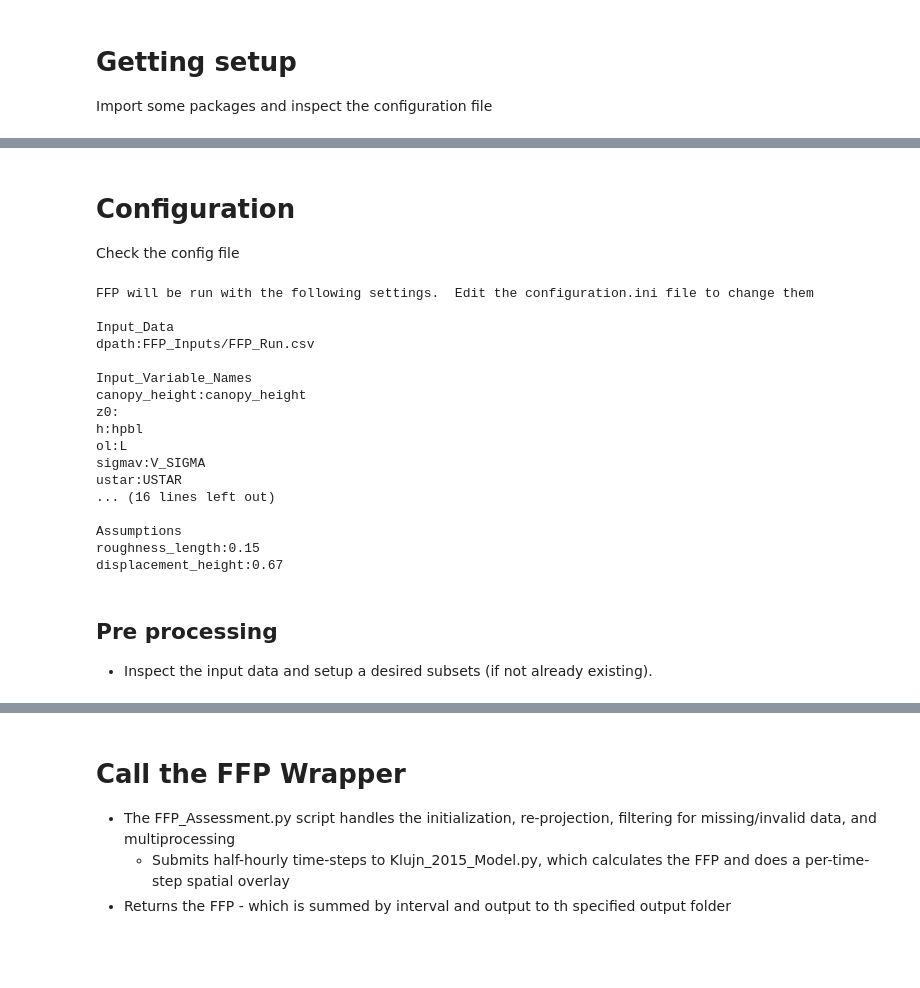
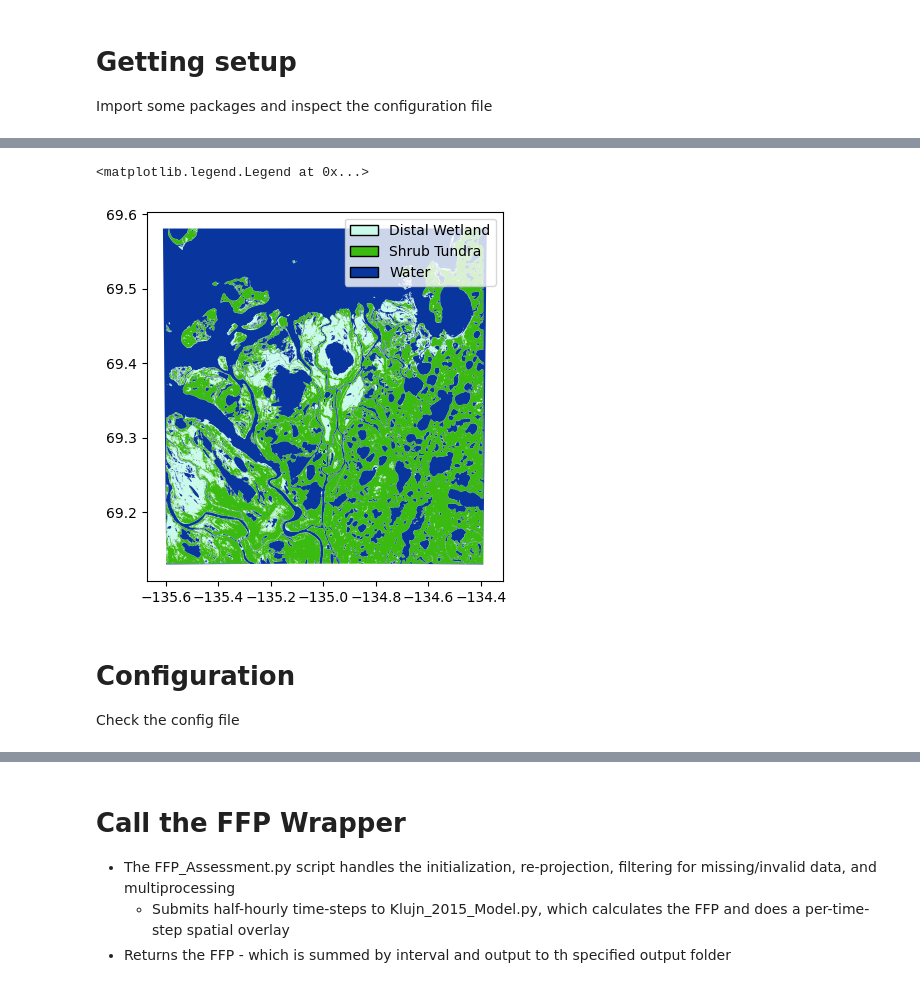
Before and after one commit to CANFLUX/FFP_Overlay, a Jupyter notebook: Footprint_Intersections.ipynb, the cells around one changed output, grey strips where cells are left out. Drawn from its saved outputs; the diff is of its cells as text; code cells hidden in the pictures; blank space fills up the shorter version.

```diff
--- a/Footprint_Intersections.ipynb
+++ b/Footprint_Intersections.ipynb
@@ -167,39 +131,19 @@ gdf.to_file(f'{Highfreq_root}/FishIsland/footprint/Landscape_Classification.geoj
+# %%
+## Inspect the basemap if it exists:
+import geopandas as gpd
+import matplotlib.patches as mpatches
+
+gdf = gpd.read_file(Basemap)
+fig,ax=plt.subplots()
+legend_items = []
+for _,c in gdf[[Basemap_Class,'Color']].iterrows():
+    gdf.loc[gdf[Basemap_Class]==c[Basemap_Class]].plot(ax=ax,color=c['Color'])
+    legend_items.append(mpatches.Patch(facecolor=c['Color'],edgecolor='k',label=c[Basemap_Class]))
+ax.legend(handles=legend_items)
+# %% [output]
+<matplotlib.legend.Legend at 0x...>
+[figure, added]
 # %% [markdown]
 # Configuration
 
 Check the config file
-# %%
-
-# FFP Configuration
-ini = configparser.ConfigParser()
-ini.read('configuration.ini')
-
-print('FFP will be run with the following settings.  Edit the configuration.ini file to change them')
-for head,section in ini.items():
-    if len(section)>0:
-        print(head)
-        for key,value in section.items():
-            print(f'{key}:{value}')
-    print()
-# %% [output]
-FFP will be run with the following settings.  Edit the configuration.ini file to change them
-
-Input_Data
-dpath:FFP_Inputs/FFP_Run.csv
-
-Input_Variable_Names
-canopy_height:canopy_height
-z0:
-h:hpbl
-ol:L
-sigmav:V_SIGMA
-ustar:USTAR
-... (16 lines left out)
-
-Assumptions
-roughness_length:0.15
-displacement_height:0.67
-# %% [markdown]
-## Pre processing
-
-* Inspect the input data and setup a desired subsets (if not already existing).
```
Also changed, not shown: parts of 9 cells of this notebook, 30 other files.
